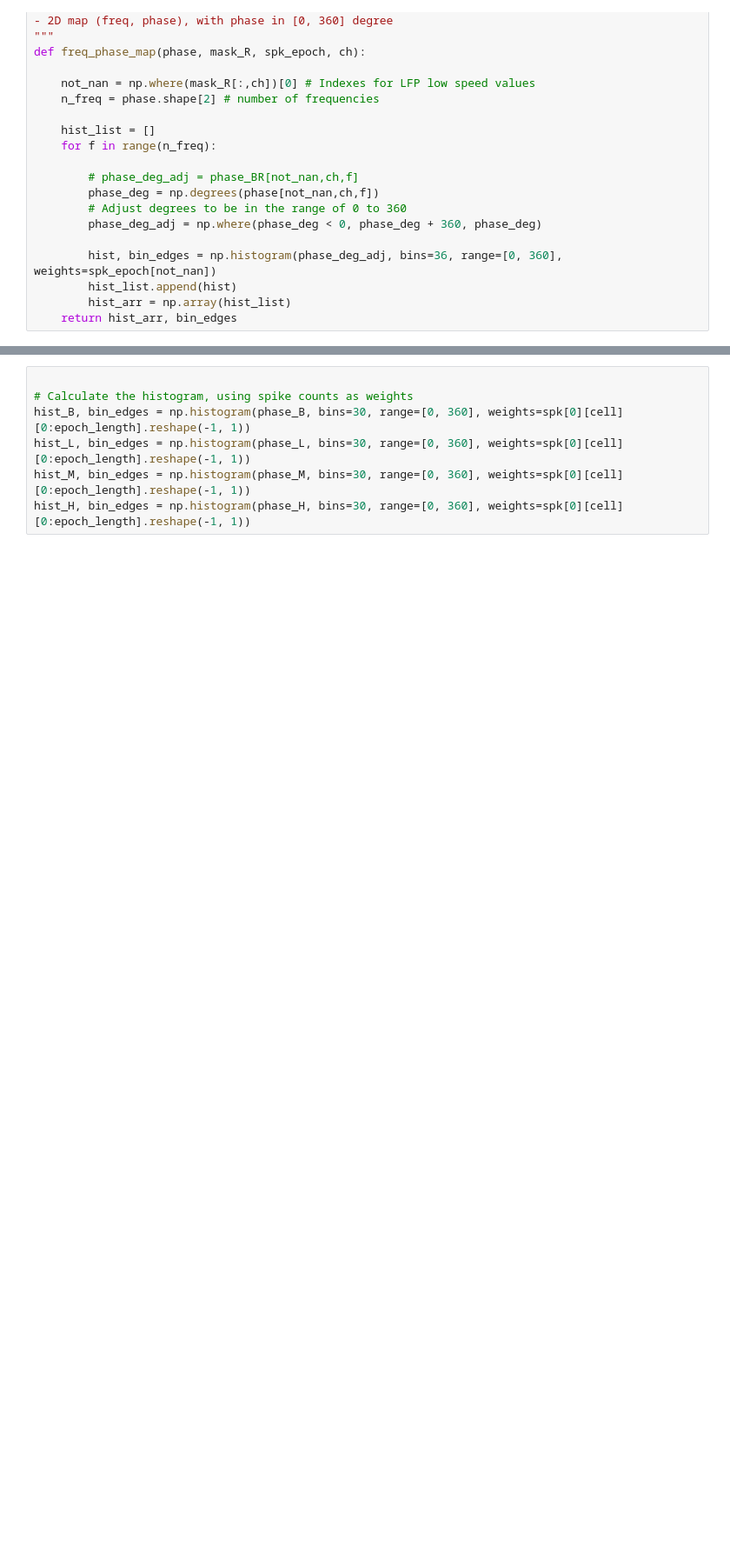
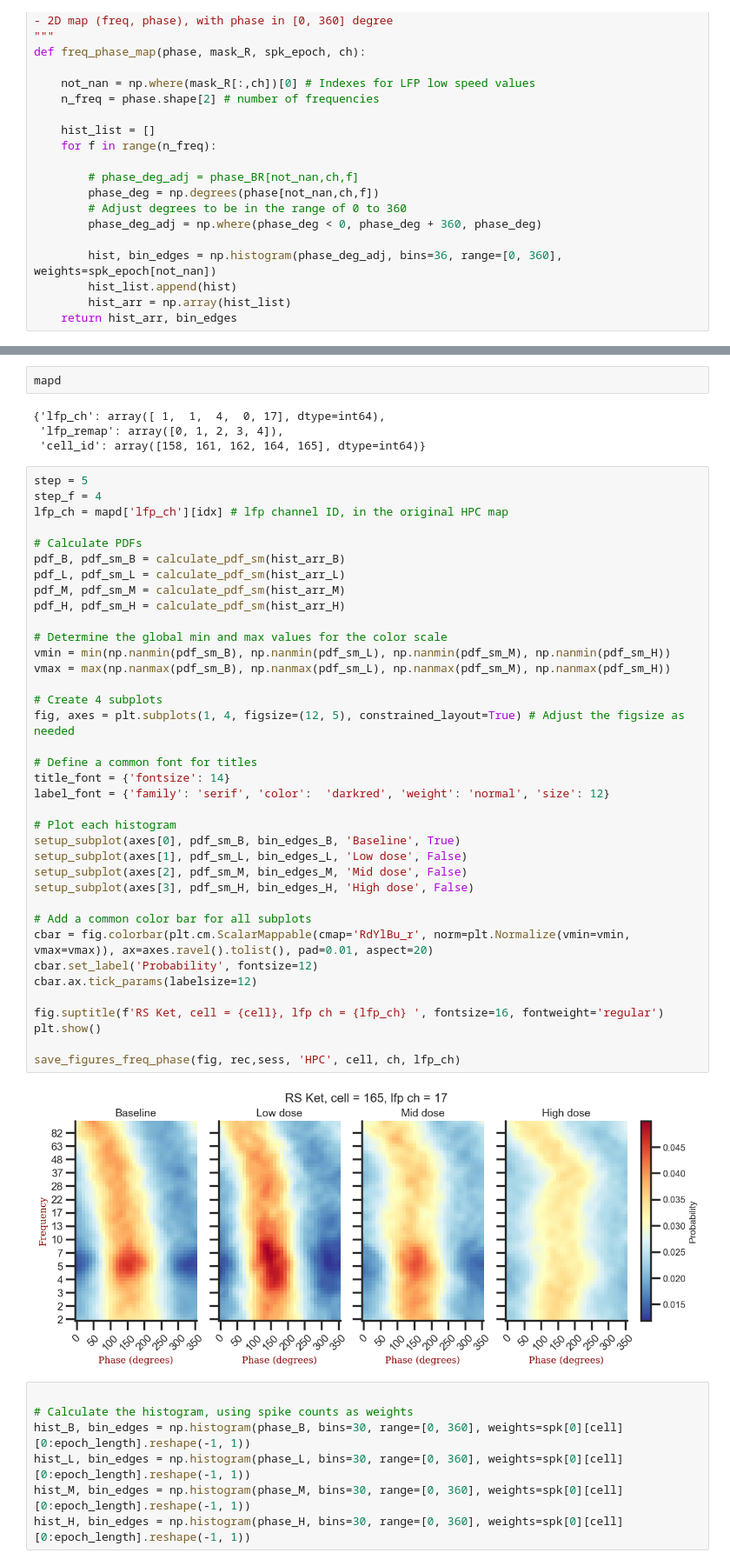
Before and after one commit to gdelfe/Ketamine_effects_on_the_brain, a Jupyter notebook: python/Place_cells_spike_analysis.ipynb, the cells around one changed output, grey strips where cells are left out. Shown at 87% size. Drawn from its saved outputs; the diff is of its cells as text; blank space fills up the shorter version.

```diff
--- a/python/Place_cells_spike_analysis.ipynb
+++ b/python/Place_cells_spike_analysis.ipynb
@@ -1084,3 +1159,48 @@ plt.show()
+# %%
+mapd
+# %% [output]
+{'lfp_ch': array([ 1,  1,  4,  0, 17], dtype=int64),
+ 'lfp_remap': array([0, 1, 2, 3, 4]),
+ 'cell_id': array([158, 161, 162, 164, 165], dtype=int64)}
+# %%
+step = 5
+step_f = 4
+lfp_ch = mapd['lfp_ch'][idx] # lfp channel ID, in the original HPC map
+
+# Calculate PDFs
+pdf_B, pdf_sm_B = calculate_pdf_sm(hist_arr_B)
+pdf_L, pdf_sm_L = calculate_pdf_sm(hist_arr_L)
+pdf_M, pdf_sm_M = calculate_pdf_sm(hist_arr_M)
+pdf_H, pdf_sm_H = calculate_pdf_sm(hist_arr_H)
+
+# Determine the global min and max values for the color scale
+vmin = min(np.nanmin(pdf_sm_B), np.nanmin(pdf_sm_L), np.nanmin(pdf_sm_M), np.nanmin(pdf_sm_H))
+vmax = max(np.nanmax(pdf_sm_B), np.nanmax(pdf_sm_L), np.nanmax(pdf_sm_M), np.nanmax(pdf_sm_H))
+
+# Create 4 subplots
+fig, axes = plt.subplots(1, 4, figsize=(12, 5), constrained_layout=True) # Adjust the figsize as needed
+
+# Define a common font for titles
+title_font = {'fontsize': 14}
+label_font = {'family': 'serif', 'color':  'darkred', 'weight': 'normal', 'size': 12}
+
+# Plot each histogram
+setup_subplot(axes[0], pdf_sm_B, bin_edges_B, 'Baseline', True)
+setup_subplot(axes[1], pdf_sm_L, bin_edges_L, 'Low dose', False)
+setup_subplot(axes[2], pdf_sm_M, bin_edges_M, 'Mid dose', False)
+setup_subplot(axes[3], pdf_sm_H, bin_edges_H, 'High dose', False)
+
+# Add a common color bar for all subplots
+cbar = fig.colorbar(plt.cm.ScalarMappable(cmap='RdYlBu_r', norm=plt.Normalize(vmin=vmin, vmax=vmax)), ax=axes.ravel().tolist(), pad=0.01, aspect=20)
+cbar.set_label('Probability', fontsize=12)
+cbar.ax.tick_params(labelsize=12)
+
+fig.suptitle(f'RS Ket, cell = {cell}, lfp ch = {lfp_ch} ', fontsize=16, fontweight='regular')
+plt.show()
+
+save_figures_freq_phase(fig, rec,sess, 'HPC', cell, ch, lfp_ch)
+# %% [output]
+[figure, added]
 # %%
 
 # Calculate the histogram, using spike counts as weights
```
Also changed, not shown: parts of 30 cells of this notebook, 2 other files.
